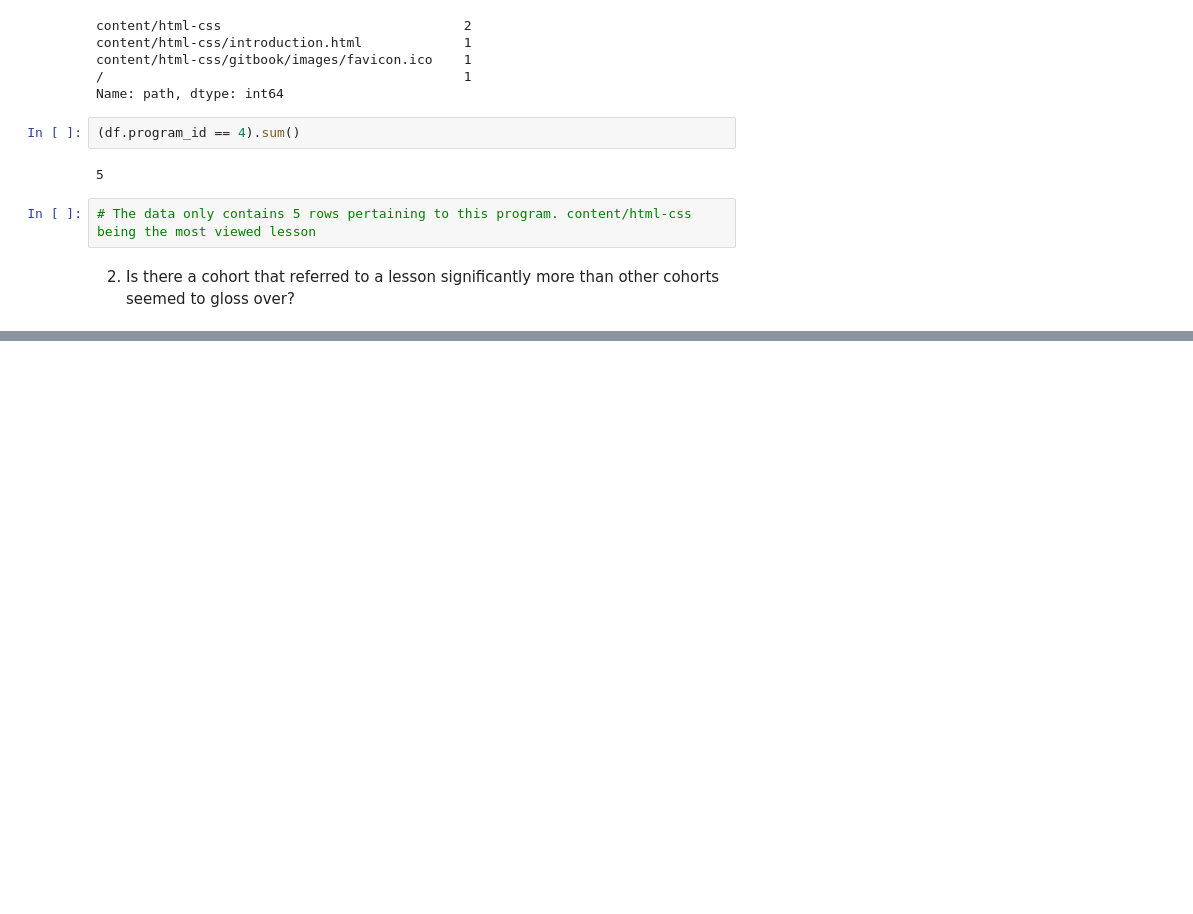
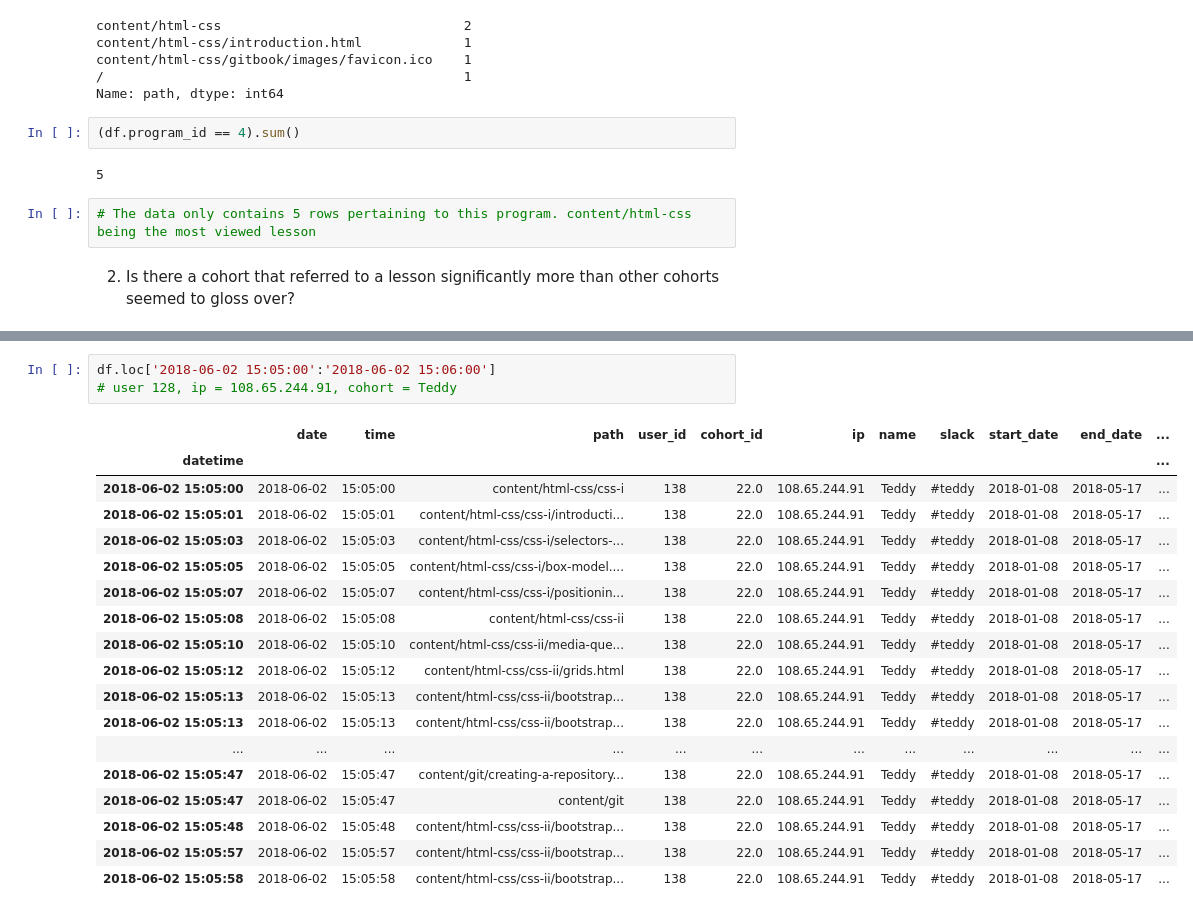
Before and after one commit to lopezelihezer/anomaly-detection-project, a Jupyter notebook: Anomaly_Detection_Project.ipynb, the cells around one changed output, grey strips where cells are left out. Drawn from its saved outputs; the diff is of its cells as text; blank space fills up the shorter version.

```diff
--- a/Anomaly_Detection_Project.ipynb
+++ b/Anomaly_Detection_Project.ipynb
@@ -363,0 +588,22 @@ for i in df['cohort_id']:
+# %%
+df.loc['2018-06-02 15:05:00':'2018-06-02 15:06:00']
+# user 128, ip = 108.65.244.91, cohort = Teddy
+# %% [output]
+|  | date | time | path | user_id | cohort_id | ip | name | slack | start_date | end_date | ... |
+| datetime |  |  |  |  |  |  |  |  |  |  | ... |
+| 2018-06-02 15:05:00 | 2018-06-02 | 15:05:00 | content/html-css/css-i | 138 | 22.0 | 108.65.244.91 | Teddy | #teddy | 2018-01-08 | 2018-05-17 | ... |
+| 2018-06-02 15:05:01 | 2018-06-02 | 15:05:01 | content/html-css/css-i/introducti... | 138 | 22.0 | 108.65.244.91 | Teddy | #teddy | 2018-01-08 | 2018-05-17 | ... |
+| 2018-06-02 15:05:03 | 2018-06-02 | 15:05:03 | content/html-css/css-i/selectors-... | 138 | 22.0 | 108.65.244.91 | Teddy | #teddy | 2018-01-08 | 2018-05-17 | ... |
+| 2018-06-02 15:05:05 | 2018-06-02 | 15:05:05 | content/html-css/css-i/box-model.... | 138 | 22.0 | 108.65.244.91 | Teddy | #teddy | 2018-01-08 | 2018-05-17 | ... |
+| 2018-06-02 15:05:07 | 2018-06-02 | 15:05:07 | content/html-css/css-i/positionin... | 138 | 22.0 | 108.65.244.91 | Teddy | #teddy | 2018-01-08 | 2018-05-17 | ... |
+| 2018-06-02 15:05:08 | 2018-06-02 | 15:05:08 | content/html-css/css-ii | 138 | 22.0 | 108.65.244.91 | Teddy | #teddy | 2018-01-08 | 2018-05-17 | ... |
+| 2018-06-02 15:05:10 | 2018-06-02 | 15:05:10 | content/html-css/css-ii/media-que... | 138 | 22.0 | 108.65.244.91 | Teddy | #teddy | 2018-01-08 | 2018-05-17 | ... |
+| 2018-06-02 15:05:12 | 2018-06-02 | 15:05:12 | content/html-css/css-ii/grids.html | 138 | 22.0 | 108.65.244.91 | Teddy | #teddy | 2018-01-08 | 2018-05-17 | ... |
+| 2018-06-02 15:05:13 | 2018-06-02 | 15:05:13 | content/html-css/css-ii/bootstrap... | 138 | 22.0 | 108.65.244.91 | Teddy | #teddy | 2018-01-08 | 2018-05-17 | ... |
+| 2018-06-02 15:05:13 | 2018-06-02 | 15:05:13 | content/html-css/css-ii/bootstrap... | 138 | 22.0 | 108.65.244.91 | Teddy | #teddy | 2018-01-08 | 2018-05-17 | ... |
+| ... | ... | ... | ... | ... | ... | ... | ... | ... | ... | ... | ... |
+| 2018-06-02 15:05:47 | 2018-06-02 | 15:05:47 | content/git/creating-a-repository... | 138 | 22.0 | 108.65.244.91 | Teddy | #teddy | 2018-01-08 | 2018-05-17 | ... |
+| 2018-06-02 15:05:47 | 2018-06-02 | 15:05:47 | content/git | 138 | 22.0 | 108.65.244.91 | Teddy | #teddy | 2018-01-08 | 2018-05-17 | ... |
+| 2018-06-02 15:05:48 | 2018-06-02 | 15:05:48 | content/html-css/css-ii/bootstrap... | 138 | 22.0 | 108.65.244.91 | Teddy | #teddy | 2018-01-08 | 2018-05-17 | ... |
+| 2018-06-02 15:05:57 | 2018-06-02 | 15:05:57 | content/html-css/css-ii/bootstrap... | 138 | 22.0 | 108.65.244.91 | Teddy | #teddy | 2018-01-08 | 2018-05-17 | ... |
+| 2018-06-02 15:05:58 | 2018-06-02 | 15:05:58 | content/html-css/css-ii/bootstrap... | 138 | 22.0 | 108.65.244.91 | Teddy | #teddy | 2018-01-08 | 2018-05-17 | ... |
```
Also changed, not shown: parts of 38 cells of this notebook.
